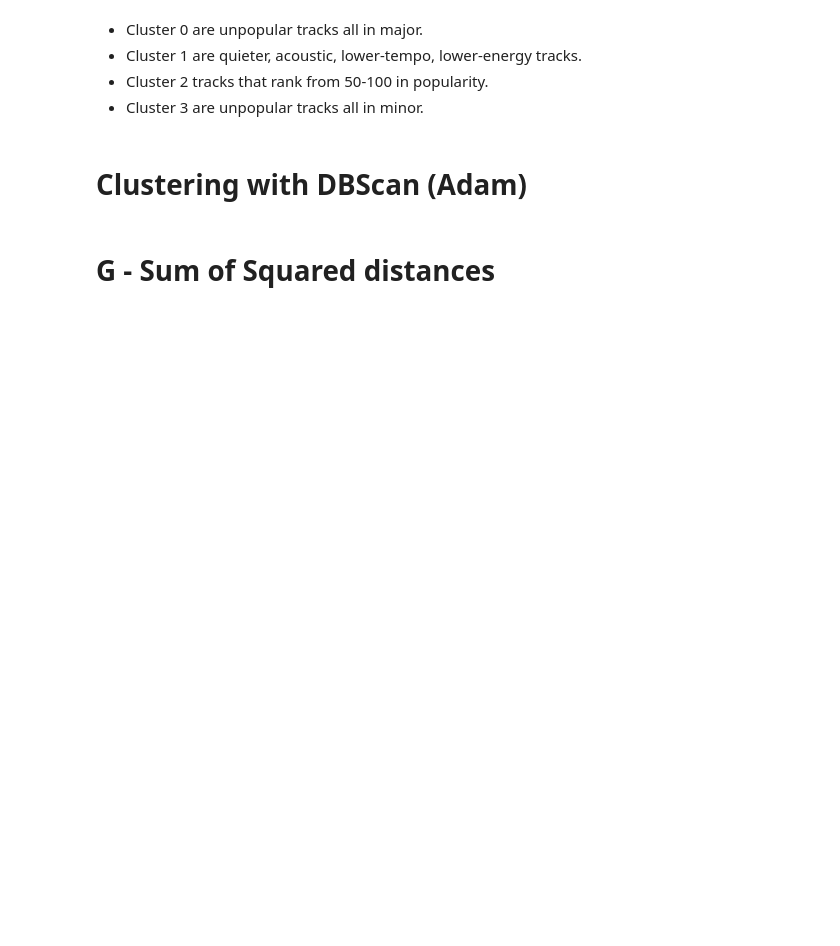
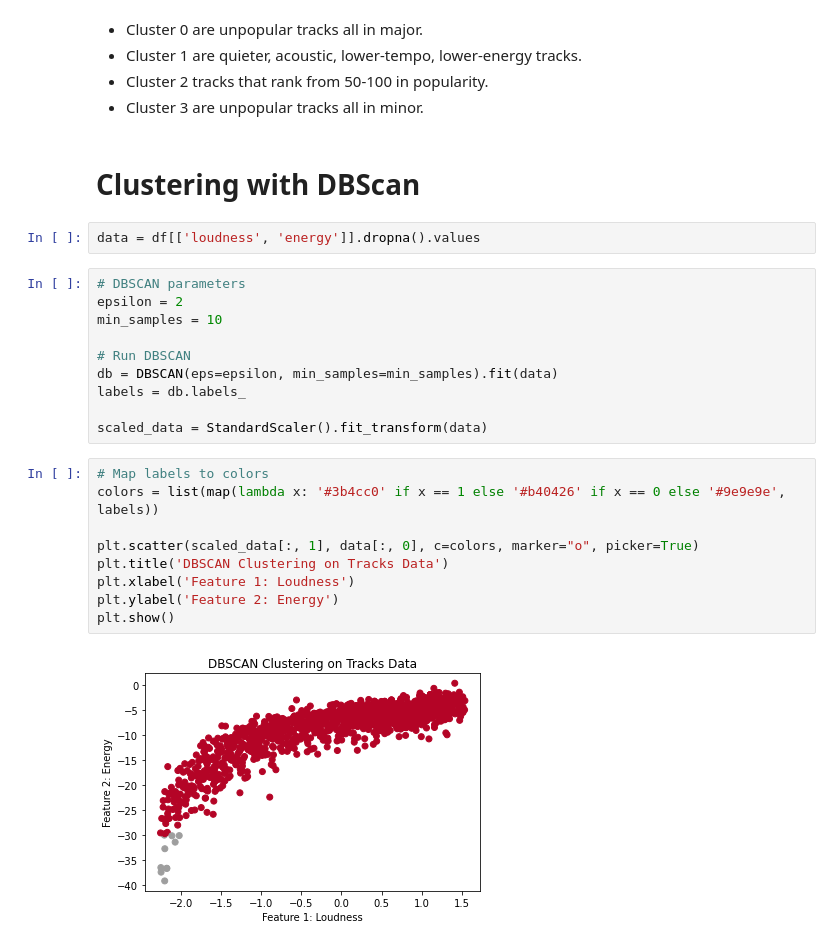
Before and after one commit to plutowootoe/NickProj25, a Jupyter notebook: clustering.ipynb, the cells around one changed output. Drawn from its saved outputs; the diff is of its cells as text; blank space fills up the shorter version.

```diff
--- a/clustering.ipynb
+++ b/clustering.ipynb
@@ -197,6 +200,27 @@ df.groupby('cluster').mean()
 - Cluster 2 tracks that rank from 50-100 in popularity.
 - Cluster 3 are unpopular tracks all in minor.
 # %% [markdown]
-# Clustering with DBScan (Adam)
+# Clustering with DBScan
-# %% [markdown]
-# G - Sum of Squared distances
+# %%
+data = df[['loudness', 'energy']].dropna().values
+# %%
+# DBSCAN parameters
+epsilon = 2
+min_samples = 10
+
+# Run DBSCAN
+db = DBSCAN(eps=epsilon, min_samples=min_samples).fit(data)
+labels = db.labels_
+
+scaled_data = StandardScaler().fit_transform(data)
+# %%
+# Map labels to colors
+colors = list(map(lambda x: '#3b4cc0' if x == 1 else '#b40426' if x == 0 else '#9e9e9e', labels))
+
+plt.scatter(scaled_data[:, 1], data[:, 0], c=colors, marker="o", picker=True)
+plt.title('DBSCAN Clustering on Tracks Data')
+plt.xlabel('Feature 1: Loudness')
+plt.ylabel('Feature 2: Energy')
+plt.show()
+# %% [output]
+[figure, added]
```
Also changed, not shown: parts of 11 cells of this notebook.
